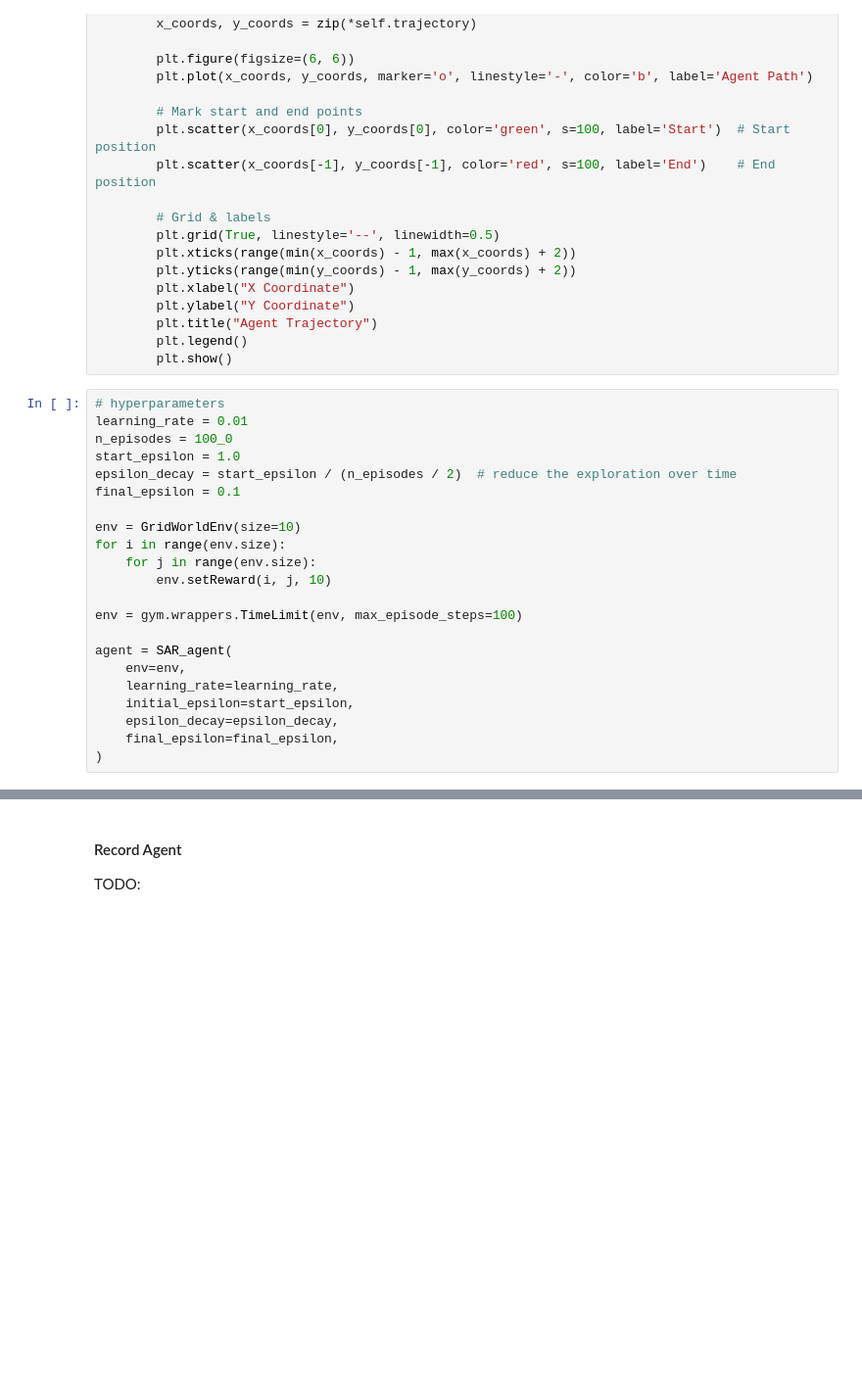
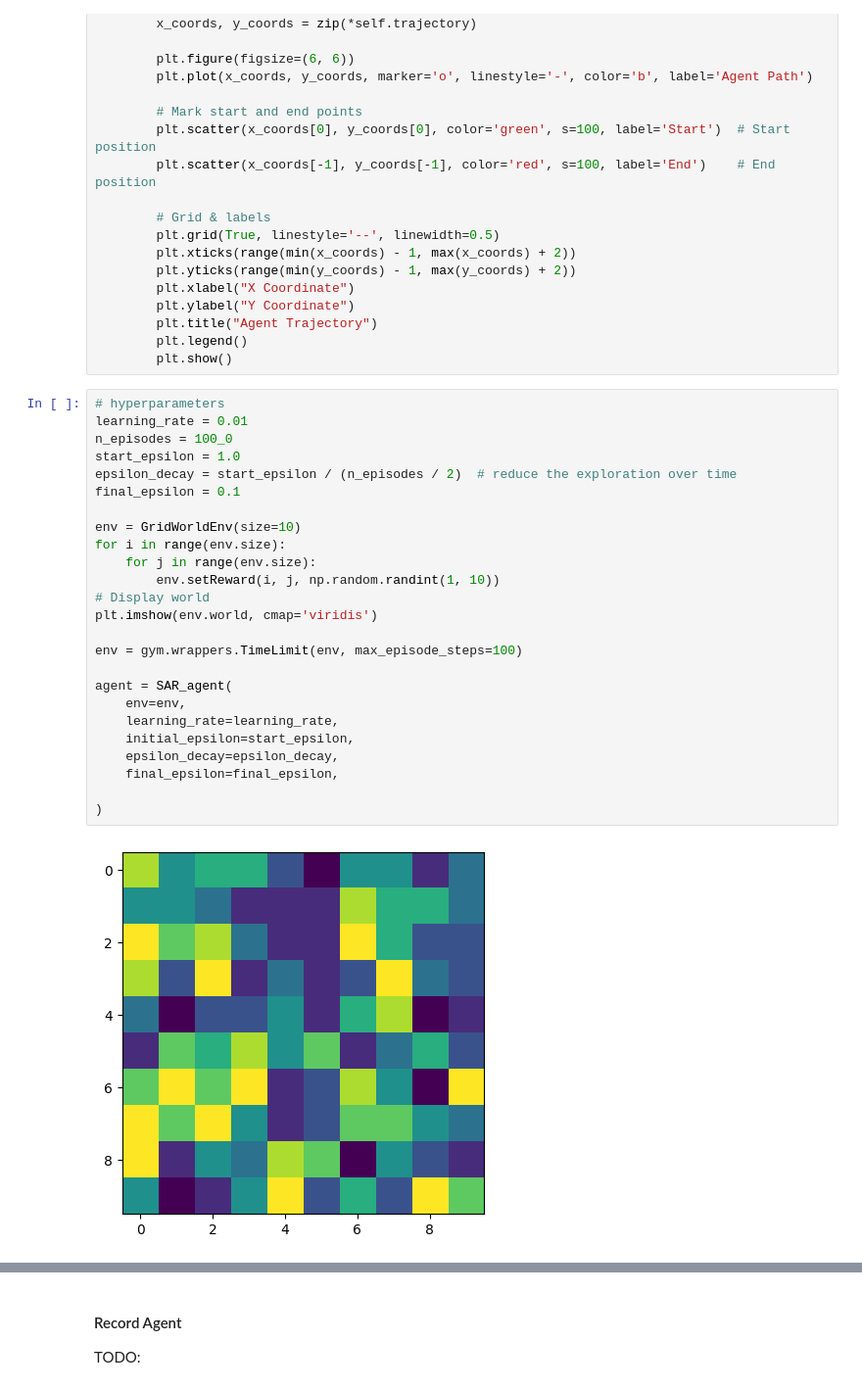
Before and after one commit to TheJoboReal/Bachelor, a Jupyter notebook: src/gym.ipynb, the cells around one changed output, grey strips where cells are left out. Shown: that part at 98% size. Saved outputs shown, nothing was run; the diff lists cells and outputs as text; blank space fills up the shorter version.

Commit message:
random environment

```diff
--- a/src/gym.ipynb
+++ b/src/gym.ipynb
@@ -259,25 +259,30 @@ class SAR_agent:
 # %%
 # hyperparameters
 learning_rate = 0.01
 n_episodes = 100_0
 start_epsilon = 1.0
 epsilon_decay = start_epsilon / (n_episodes / 2)  # reduce the exploration over time
 final_epsilon = 0.1
 
 env = GridWorldEnv(size=10)
 for i in range(env.size):
     for j in range(env.size):
-        env.setReward(i, j, 10)
+        env.setReward(i, j, np.random.randint(1, 10))
+# Display world
+plt.imshow(env.world, cmap='viridis')
 
 env = gym.wrappers.TimeLimit(env, max_episode_steps=100)
 
 agent = SAR_agent(
     env=env,
     learning_rate=learning_rate,
     initial_epsilon=start_epsilon,
     epsilon_decay=epsilon_decay,
     final_epsilon=final_epsilon,
+
 )
+# %% [output]
+[figure, added]
 # %%
 
 for episode in tqdm(range(n_episodes)):
```
Also changed, not shown: parts of 2 cells of this notebook.
